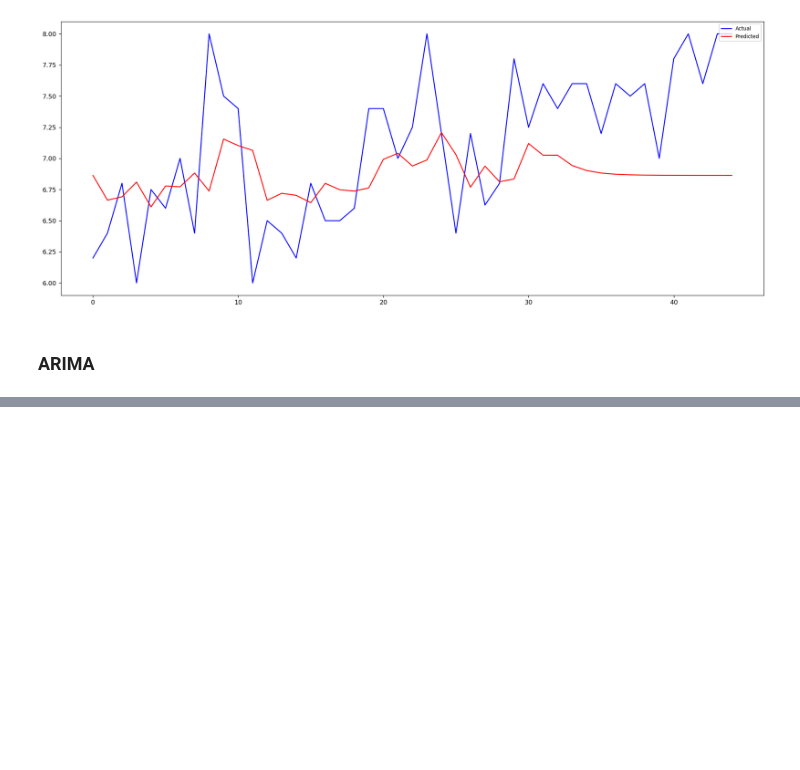
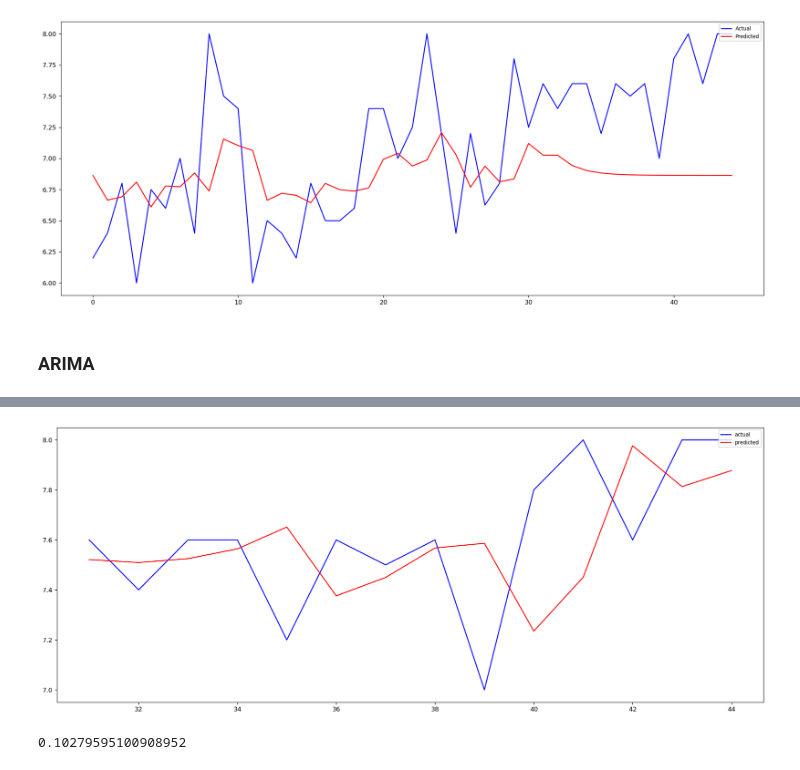
Before and after one commit to tituspellegrom/DataMiningTechniques, a Jupyter notebook: ARIMA.ipynb, the cells around one changed output, grey strips where cells are left out. Cells and saved outputs as stored; diff of their text form; code cells hidden in the pictures; blank space fills up the shorter version.

```diff
--- a/ARIMA.ipynb
+++ b/ARIMA.ipynb
@@ -301,0 +334,21 @@ plt.show()
+# %%
+train = df_user1
+val = df_user1[-14:]
+# %%
+def pipeline(train, val):
+    result = pd.DataFrame()
+
+    forecasts = []
+    for i in range(len(train)-len(val), len(train)):
+        forecasts.append(run_model(train['mood_score'][:i], 1, 2, 1))
+
+    temp = []
+    for forecast in forecasts:
+        temp.append(forecast[0][0])
+
+    result['actual'] = val['mood_score']
+    result['predicted'] = temp
+
+    return result
+# %%
+result = pipeline(train, val)
@@ -301,0 +373,6 @@ plt.show()
+# %%
+def plot_result(result):
+    result['actual'].plot(figsize=(20,8), legend=True, color='blue')
+    result['predicted'].plot(figsize=(20,8), legend=True, color='red')
+    plt.legend(loc='upper right', fontsize=8)
+    plt.show()
@@ -301,0 +397,4 @@ plt.show()
+# %%
+plot_result(result)
+# %% [output]
+[figure, added]
@@ -301,0 +406,4 @@ plt.show()
+# %%
+mse
+# %% [output]
+0.10279595100908952
```
Also changed, not shown: parts of 10 cells of this notebook.
